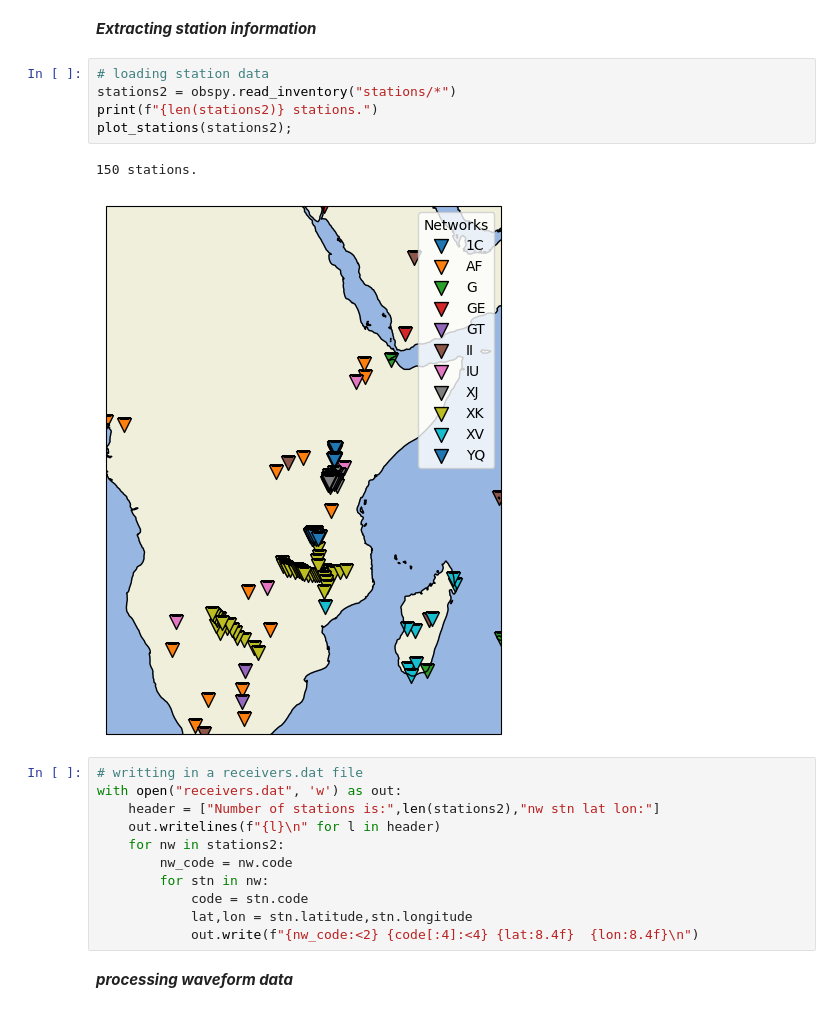
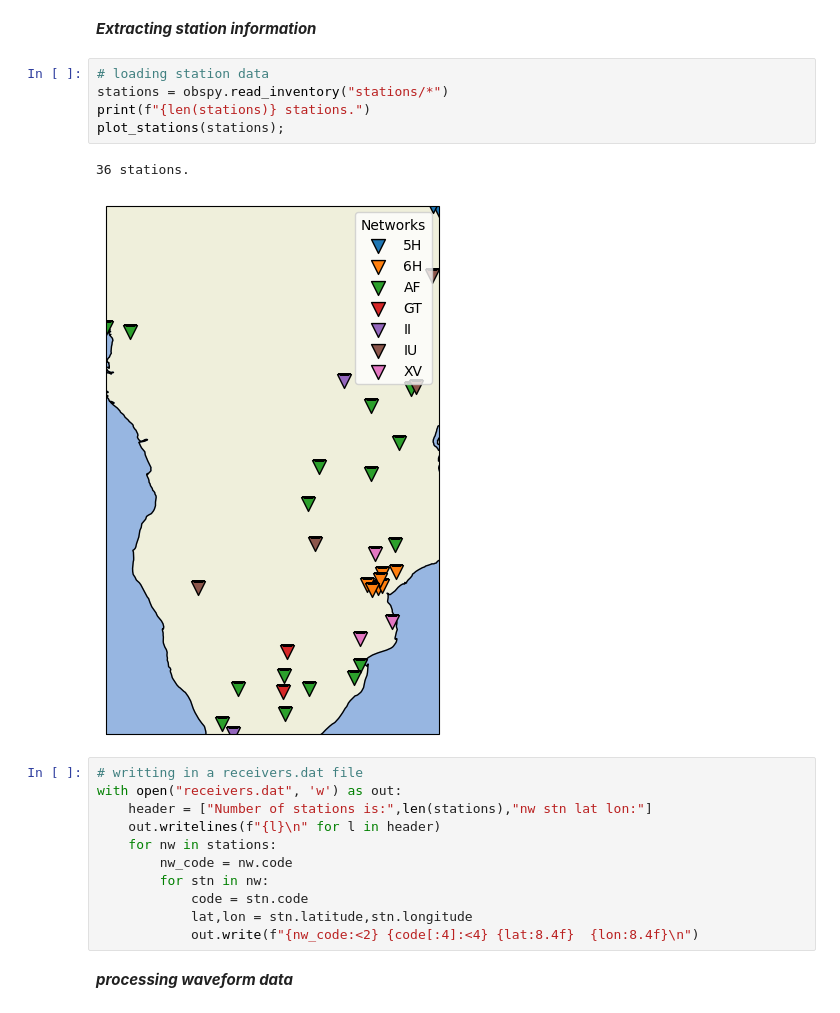
Before and after one commit to sbrisson-sudo/getting_observation_data_ULVZs, a Jupyter notebook: data_acquisition_toolchain.ipynb, the cells around one changed output. Cells and saved outputs as stored; diff of their text form.

```diff
--- a/data_acquisition_toolchain.ipynb
+++ b/data_acquisition_toolchain.ipynb
@@ -429,18 +428,18 @@ for nw_code,st_code in tqdm(zip(stations.stations["nw"],stations.stations["code"
 ***Extracting station information***
 # %%
 # loading station data
-stations2 = obspy.read_inventory("stations/*")
-print(f"{len(stations2)} stations.")
-plot_stations(stations2);
+stations = obspy.read_inventory("stations/*")
+print(f"{len(stations)} stations.")
+plot_stations(stations);
 # %% [output]
-150 stations.
+36 stations.
-[figure, old version]
+[figure, new version]
 # %%
 # writting in a receivers.dat file
 with open("receivers.dat", 'w') as out:
-    header = ["Number of stations is:",len(stations2),"nw stn lat lon:"]
+    header = ["Number of stations is:",len(stations),"nw stn lat lon:"]
     out.writelines(f"{l}\n" for l in header)
-    for nw in stations2:
+    for nw in stations:
         nw_code = nw.code
         for stn in nw:
             code = stn.code
```
Also changed, not shown: parts of 26 cells of this notebook, 1 other file.
